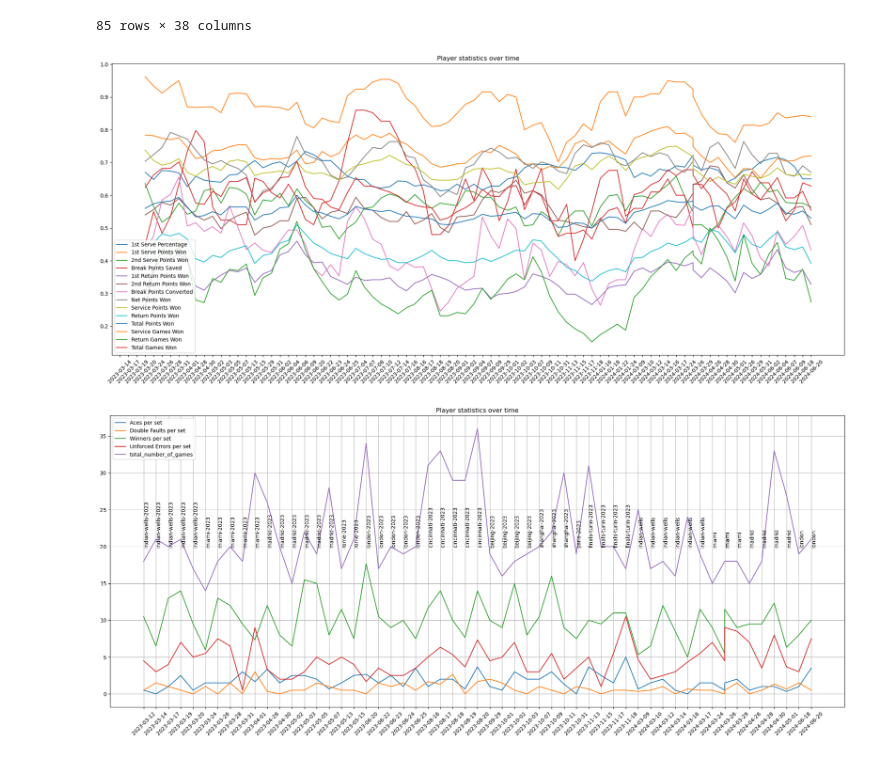
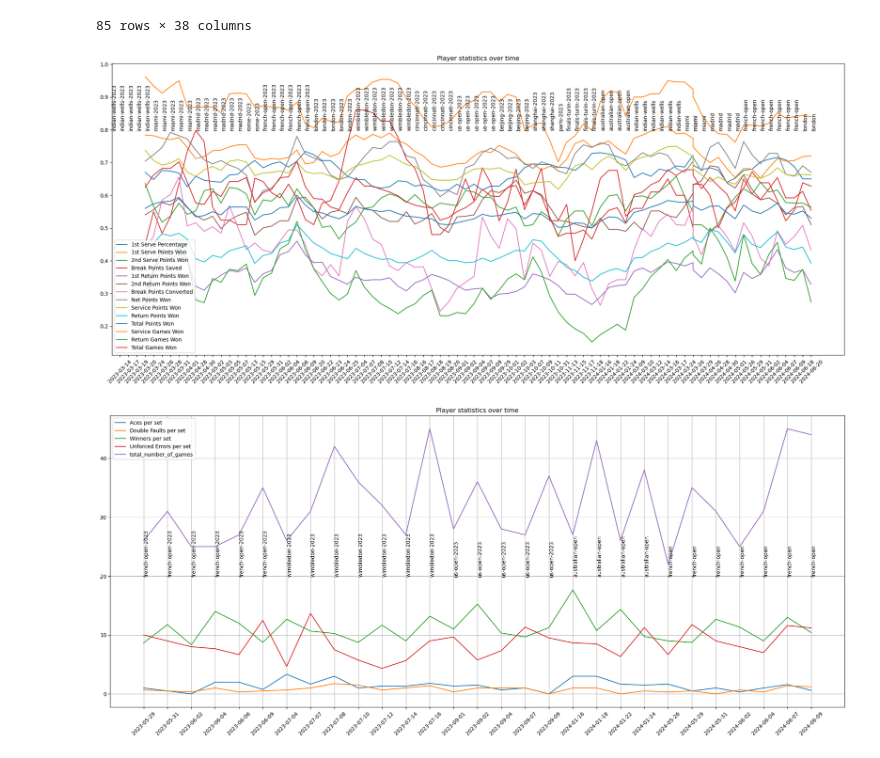
Before and after one commit to mathias-grau/betbot_tennis, a Jupyter notebook: tennis/model_number_games.ipynb, the cells around one changed output. Drawn from its saved outputs; the diff is of its cells as text; code cells hidden in the pictures.

```diff
--- a/tennis/model_number_games.ipynb
+++ b/tennis/model_number_games.ipynb
@@ -282,32 +282,35 @@ for col in [
     # rolling mean
     plt.plot(statistics_df['date_str'].values, statistics_df[col].rolling(window=5).mean().values, label=col)
 plt.legend()
+# add tournament names
+for i, row in statistics_df.iterrows():
+    plt.text(row['date_str'], 0.8, row['tournament'], rotation=90)
 plt.xticks(rotation=45)
 plt.title('Player statistics over time')
 plt.show()
 # %% [output]
-[figure, old version]
+[figure, new version]
 # %%
 plt.figure(figsize=(25, 10))
 
 grand_slams = statistics_df[statistics_df['tournament'].isin(['australian-open', 'french-open', 'us-open', 'wimbledon', 'australian-open-2023', 'french-open-2023', 'us-open-2023', 'wimbledon-2023'])]
 others = statistics_df[~statistics_df['tournament'].isin(['australian-open', 'french-open', 'us-open', 'wimbledon', 'australian-open-2023', 'french-open-2023', 'us-open-2023', 'wimbledon-2023'])]
 
 for col in [
     'Aces per set',
     'Double Faults per set',
     'Winners per set',
     'Unforced Errors per set',
     'total_number_of_games',
 ]:
-    plt.plot(others['date_str'].values,others[col].values, label=col)
+    plt.plot(grand_slams['date_str'].values,grand_slams[col].values, label=col)
 plt.legend()
 plt.xticks(rotation=45)
 # add tournament names
-for i, row in others.iterrows():
+for i, row in grand_slams.iterrows():
     plt.text(row['date_str'], 20, row['tournament'], rotation=90)
 plt.title('Player statistics over time')
 plt.grid()
 plt.show()
 # %% [output]
-[figure, old version]
+[figure, new version]
```
Also changed, not shown: parts of 1 cell of this notebook, 12 other files.
